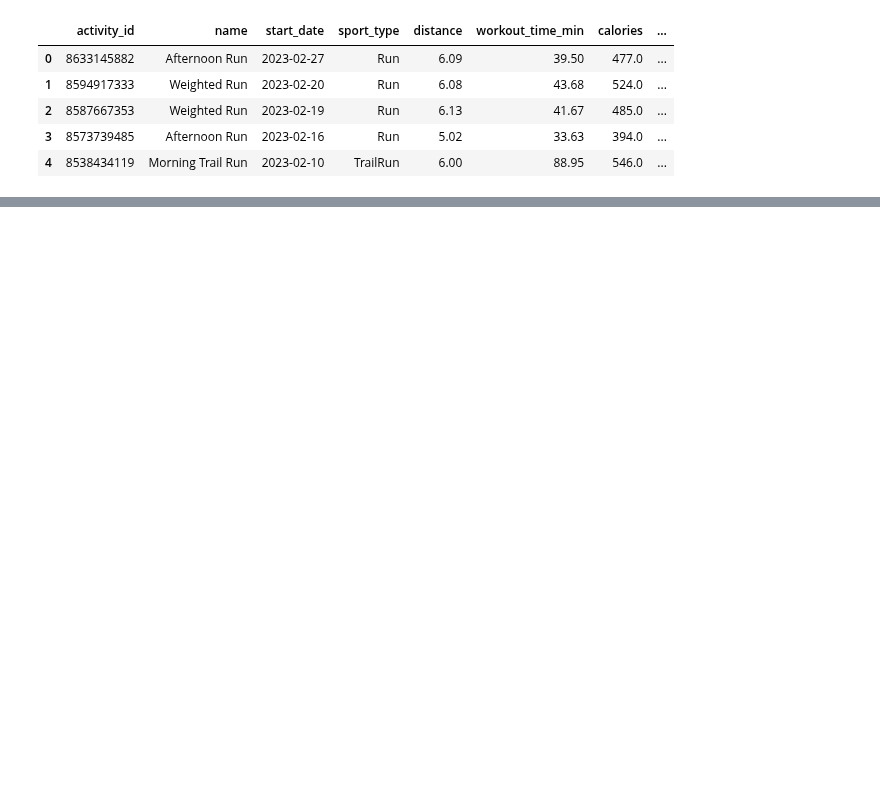
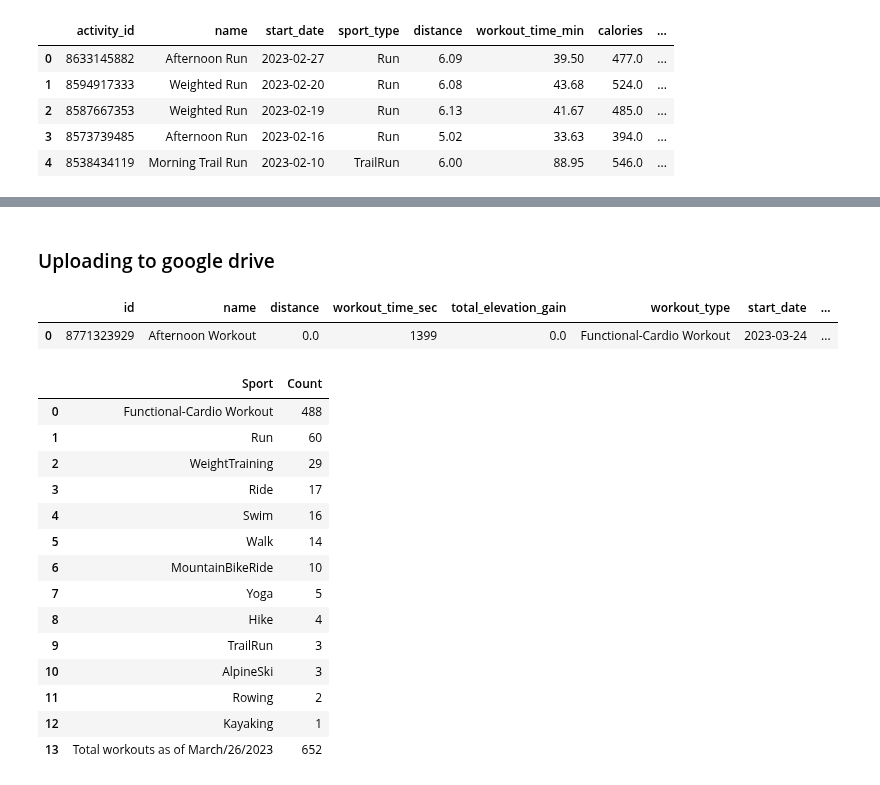
Before and after one commit to ManuelElizaldi/PyStrava, a Jupyter notebook: StravaConnect.ipynb, the cells around one changed output, grey strips where cells are left out. Drawn from its saved outputs; the diff is of its cells as text; code cells hidden in the pictures; blank space fills up the shorter version.

```diff
--- a/StravaConnect.ipynb
+++ b/StravaConnect.ipynb
@@ -410,3 +484,5 @@ NameError: name 'DescribeWorkoutdf' is not defined
+# %% [markdown]
+### Uploading to google drive
 # %%
 # This function uses gspread and pygsheets modules to upload data to google sheets
 def WriteToGsheet(service_file_path, spreadsheet_id, sheet_name, data_df):
@@ -426,5 +502,32 @@ def WriteToGsheet(service_file_path, spreadsheet_id, sheet_name, data_df):
     wks_write.frozen_rows = 1
 
 # Setting up parameters for write_to_gsheet function
-service_file_path = r'C:\Users\Manuel Elizaldi\Desktop\Learning-Testing\StravaAPI\Credentials\pacific-castle-303123-909a5ddcda92.json'
+service_file_path = r'C:\Users\Manuel Elizaldi\Desktop\Learning-Testing\Workout-Analysis-API\Credentials\pacific-castle-303123-909a5ddcda92.json'
 spreadsheet_id = '1pomkAzlndHBl_czERrwKkoZFUkJRGFjyhRTeoWA6CS4'
+# %%
+sheet_name = 'General_Table'
+WriteToGsheet(service_file_path, spreadsheet_id,sheet_name,general_table)
+general_table.head(1)
+# %% [output]
+|  | id | name | distance | workout_time_sec | total_elevation_gain | workout_type | start_date | ... |
+| 0 | 8771323929 | Afternoon Workout | 0.0 | 1399 | 0.0 | Functional-Cardio Workout | 2023-03-24 | ... |
+# %%
+sheet_name = 'Activities_Breakdown'
+WriteToGsheet(service_file_path, spreadsheet_id,sheet_name,activities_breakdown)
+activities_breakdown
+# %% [output]
+|  | Sport | Count |
+| 0 | Functional-Cardio Workout | 488 |
+| 1 | Run | 60 |
+| 2 | WeightTraining | 29 |
+| 3 | Ride | 17 |
+| 4 | Swim | 16 |
+| 5 | Walk | 14 |
+| 6 | MountainBikeRide | 10 |
+| 7 | Yoga | 5 |
+| 8 | Hike | 4 |
+| 9 | TrailRun | 3 |
+| 10 | AlpineSki | 3 |
+| 11 | Rowing | 2 |
+| 12 | Kayaking | 1 |
+| 13 | Total workouts as of March/26/2023 | 652 |
```
Also changed, not shown: parts of 34 cells of this notebook, 1 other file.
